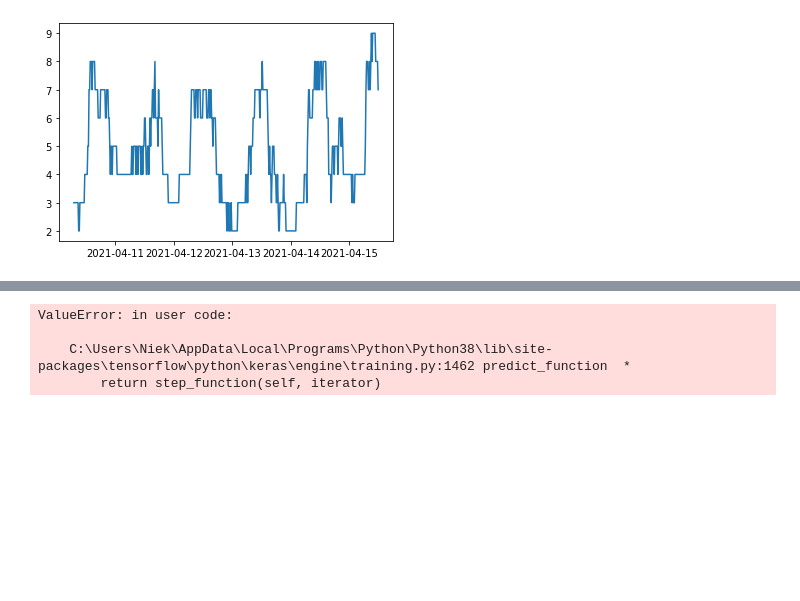
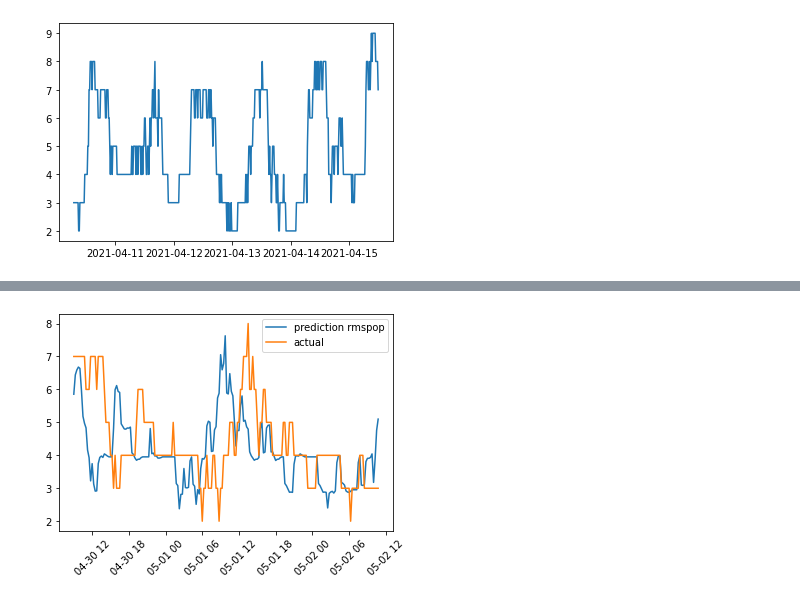
Before and after one commit to Niekvandam/OpenRemote-Series, a Jupyter notebook: duovariate_lstm_15_min.ipynb, the cells around one changed output, grey strips where cells are left out. Saved outputs shown, nothing was run; the diff lists cells and outputs as text; code cells hidden in the pictures; blank space fills up the shorter version.

```diff
--- a/duovariate_lstm_15_min.ipynb
+++ b/duovariate_lstm_15_min.ipynb
@@ -142,18 +123,14 @@ Epoch 50/50
 # %%
-prediction = model_adam.predict([6,5,4,3,4,3,3,3,3,3,2,1,1,2,3])
-prediction_a = model.predict(test_generator)
+prediction = model.predict(test_generator)
 
 parking_test = parking_test.reshape((-1))
 prediction = prediction.reshape((-1))
 
 plt.plot(date_test[:200], prediction[8:208], label='prediction rmspop')
 # plt.plot(date_test[:150], prediction_a[:150], label='prediction adam')
 plt.plot(date_test[:200], parking_test[:200], label='actual')
 plt.xticks(rotation=45)
 plt.legend()
 plt.show()
 # %% [output]
-ValueError: in user code:
-
-    C:\Users\Niek\AppData\Local\Programs\Python\Python38\lib\site-packages\tensorflow\python\keras\engine\training.py:1462 predict_function  *
-        return step_function(self, iterator)
+[figure, added]
```
Also changed, not shown: parts of 3 cells of this notebook, 2 other files.
